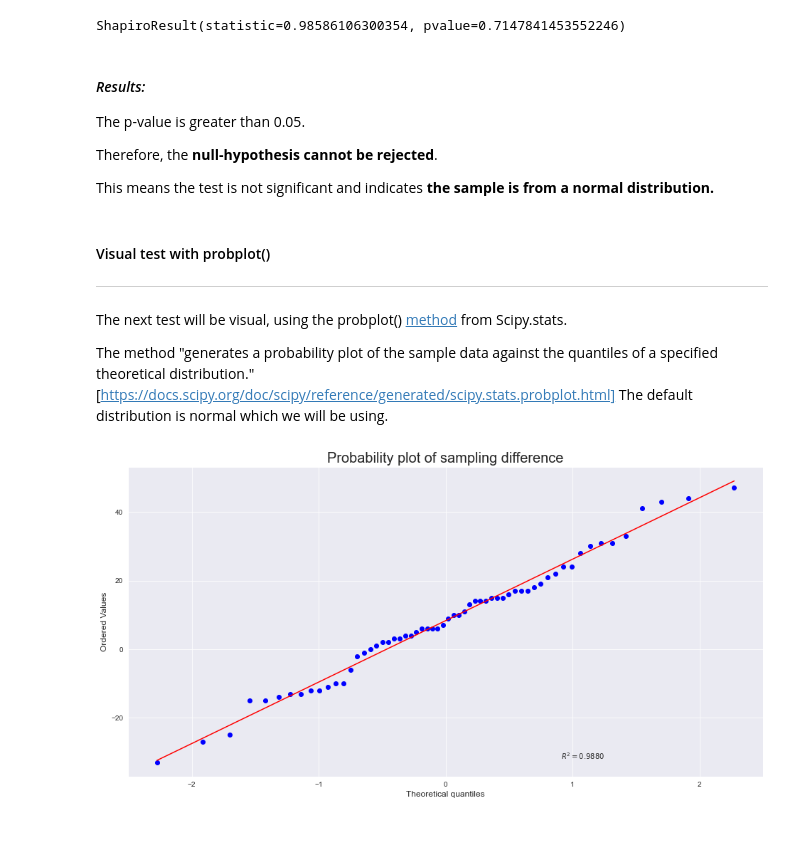
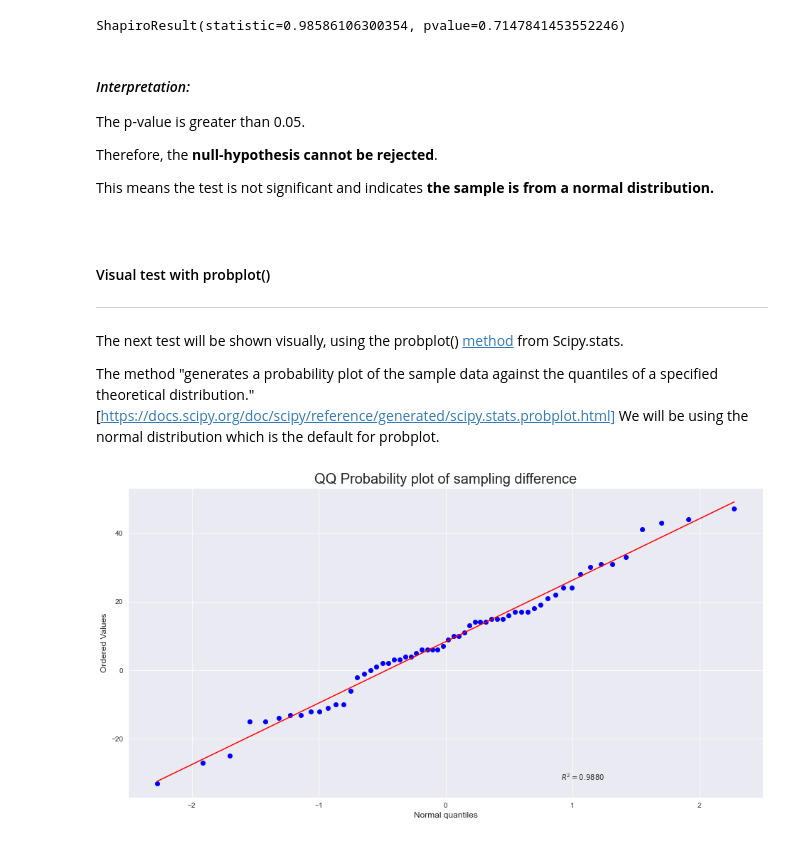
Before and after one commit to Izardo/Machine-Learning-and-Statistics, a Jupyter notebook: scipy-stats.ipynb, the cells around one changed output. Saved outputs shown, nothing was run; the diff lists cells and outputs as text; code cells hidden in the pictures.

```diff
--- a/scipy-stats.ipynb
+++ b/scipy-stats.ipynb
@@ -301,7 +322,7 @@ ss.shapiro(sampling_difference)
 # %% [output]
 ShapiroResult(statistic=0.98586106300354, pvalue=0.7147841453552246)
 # %% [markdown]
-#### <i>Results:</i>
+#### <i>Interpretation:</i>
 
 The p-value is greater than 0.05.
 
@@ -309,25 +330,32 @@ Therefore, the <b>null-hypothesis cannot be rejected</b>.
 
 This means the test is not significant and indicates <b>the sample is from a normal distribution.</b>
 # %% [markdown]
+<br>
+
 #### Visual test with probplot()
 ***
 
-The next test will be visual, using the probplot() [method](https://docs.scipy.org/doc/scipy/reference/generated/scipy.stats.probplot.html) from Scipy.stats.
+The next test will be shown visually, using the probplot() [method](https://docs.scipy.org/doc/scipy/reference/generated/scipy.stats.probplot.html) from Scipy.stats.
 
-The method "generates a probability plot of the sample data against the quantiles of a specified theoretical distribution."[https://docs.scipy.org/doc/scipy/reference/generated/scipy.stats.probplot.html] The default distribution is normal which we will be using.
+The method "generates a probability plot of the sample data against the quantiles of a specified theoretical distribution."[https://docs.scipy.org/doc/scipy/reference/generated/scipy.stats.probplot.html] We will be using the normal distribution which is the default for probplot.
 # %%
 # Code adapted from: https://www.pythonfordatascience.org/independent-samples-t-test-python/
 
 # Create figure.
 fig = plt.figure(figsize= (16, 8))
 
 # Create axis.
 ax = fig.add_subplot()
 
-normality_plot, stat = ss.probplot(sampling_difference, plot= plt, rvalue= True)
-ax.set_title("Probability plot of sampling difference", fontsize= 20)
-ax.set
+# Create plot with matplotlib.
+ss.probplot(sampling_difference, plot=plt, rvalue=True)
+
+# Set plot title.
+ax.set_title("QQ Probability plot of sampling difference", fontsize= 20)
+
+# Set x-axis label.
+ax.set_xlabel("Normal quantiles")
 
 plt.show()
 # %% [output]
-[figure, old version]
+[figure, new version]
```
Also changed, not shown: parts of 10 cells of this notebook.
